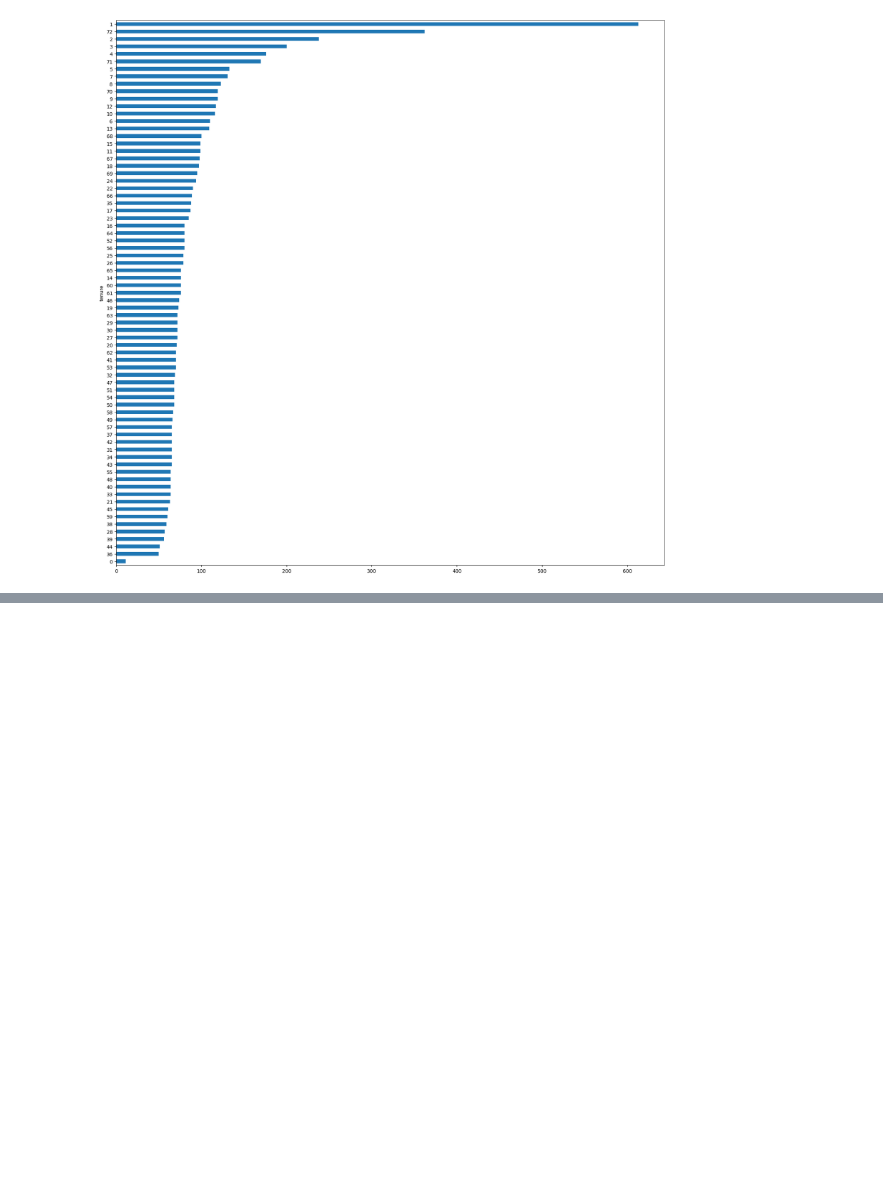
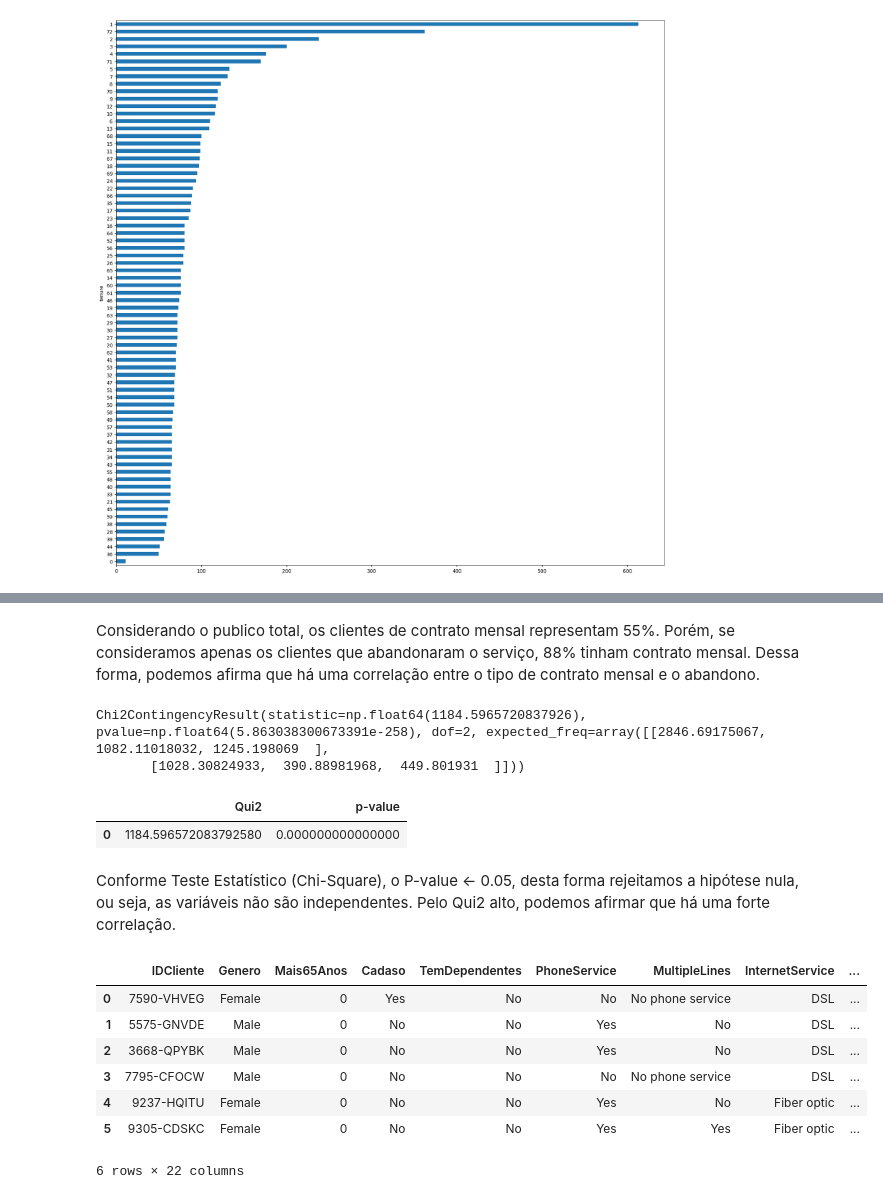
Before and after one commit to luan-albuquerque/Hands-On-EDA-Pandas, a Jupyter notebook: eda_churn.ipynb, the cells around one changed output, grey strips where cells are left out. Saved outputs shown, nothing was run; the diff lists cells and outputs as text; code cells hidden in the pictures; blank space fills up the shorter version.

```diff
--- a/eda_churn.ipynb
+++ b/eda_churn.ipynb
@@ -746,0 +771,2 @@ df_churn.groupby(['tenure'])['tenure'].count().sort_values().plot.barh(figsize =
+# %% [markdown]
+Considerando o publico total, os clientes de contrato mensal representam 55%. Porém, se consideramos apenas os clientes que abandonaram o serviço, 88% tinham contrato mensal. Dessa forma, podemos afirma que há uma correlação entre o tipo de contrato mensal e o abandono.
@@ -746,0 +791,9 @@ df_churn.groupby(['tenure'])['tenure'].count().sort_values().plot.barh(figsize =
+# %%
+# Tupla = Lista imutável
+
+chi_scores_churn_contract = chi2_contingency(df_crosstab_churn_contract)
+#Obs: Ele mostra em uma notação cientifica
+chi_scores_churn_contract
+# %% [output]
+Chi2ContingencyResult(statistic=np.float64(1184.5965720837926), pvalue=np.float64(5.863038300673391e-258), dof=2, expected_freq=array([[2846.69175067, 1082.11018032, 1245.198069  ],
+       [1028.30824933,  390.88981968,  449.801931  ]]))
@@ -746,0 +804,17 @@ df_churn.groupby(['tenure'])['tenure'].count().sort_values().plot.barh(figsize =
+# %%
+# Apresentar numeros com decimais sem a notação cientifica
+
+pd.set_option('display.float_format', lambda x: '%.15f' % x)
+# %%
+# Criar Dataframe com os resultados
+
+df_chi_soares_churn_contract = pd.DataFrame({'Qui2' : scores_churn_contract, 'p-value' : pvalues_churn_contract})
+
+
+# Analisar Scores e P-Values
+df_chi_soares_churn_contract
+# %% [output]
+|  | Qui2 | p-value |
+| 0 | 1184.596572083792580 | 0.000000000000000 |
+# %% [markdown]
+ Conforme Teste Estatístico (Chi-Square), o P-value <- 0.05, desta forma rejeitamos a hipótese nula, ou seja, as variáveis não são independentes. Pelo Qui2 alto, podemos afirmar que há uma forte correlação.
@@ -746,0 +834,11 @@ df_churn.groupby(['tenure'])['tenure'].count().sort_values().plot.barh(figsize =
+# %%
+df_churn.head(6)
+# %% [output]
+|  | IDCliente | Genero | Mais65Anos | Cadaso | TemDependentes | PhoneService | MultipleLines | InternetService | ... |
+| 0 | 7590-VHVEG | Female | 0 | Yes | No | No | No phone service | DSL | ... |
+| 1 | 5575-GNVDE | Male | 0 | No | No | Yes | No | DSL | ... |
+| 2 | 3668-QPYBK | Male | 0 | No | No | Yes | No | DSL | ... |
+| 3 | 7795-CFOCW | Male | 0 | No | No | No | No phone service | DSL | ... |
+| 4 | 9237-HQITU | Female | 0 | No | No | Yes | No | Fiber optic | ... |
+| 5 | 9305-CDSKC | Female | 0 | No | No | Yes | Yes | Fiber optic | ... |
+6 rows × 22 columns
```
Also changed, not shown: parts of 20 cells of this notebook, 2 other files.
